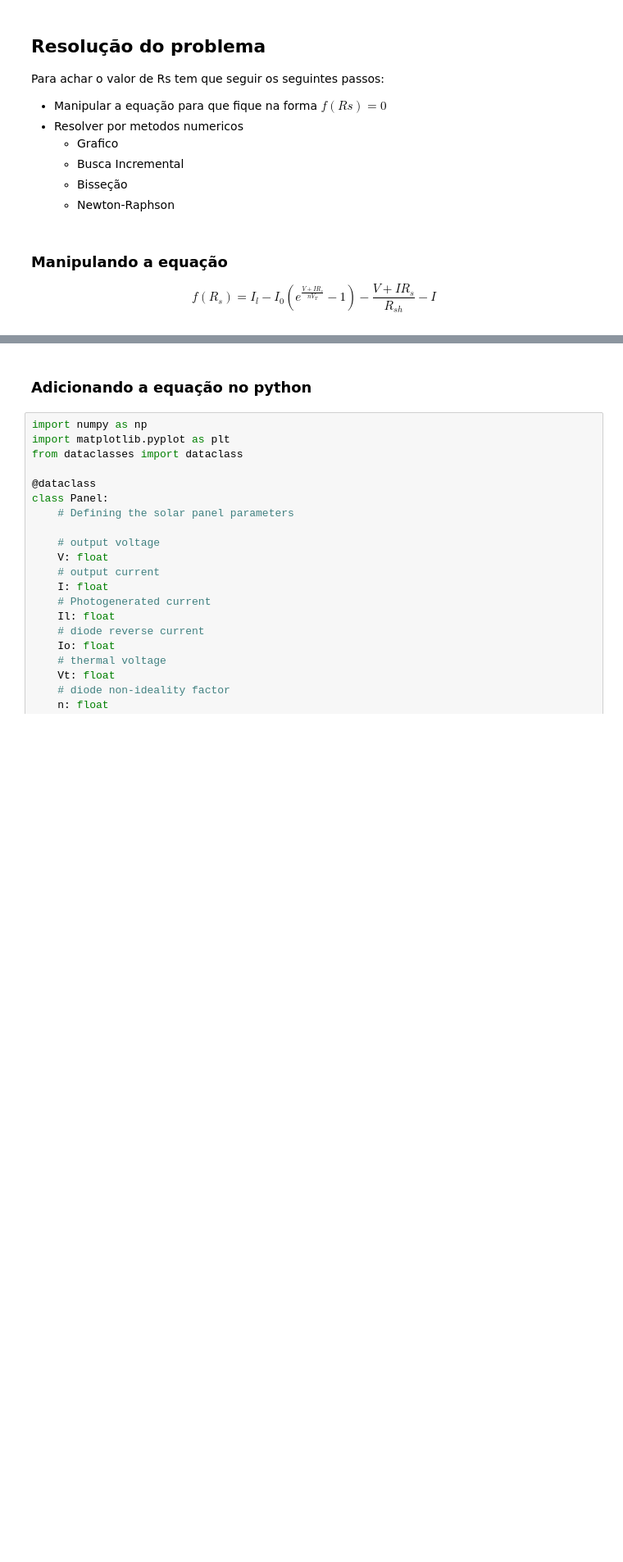
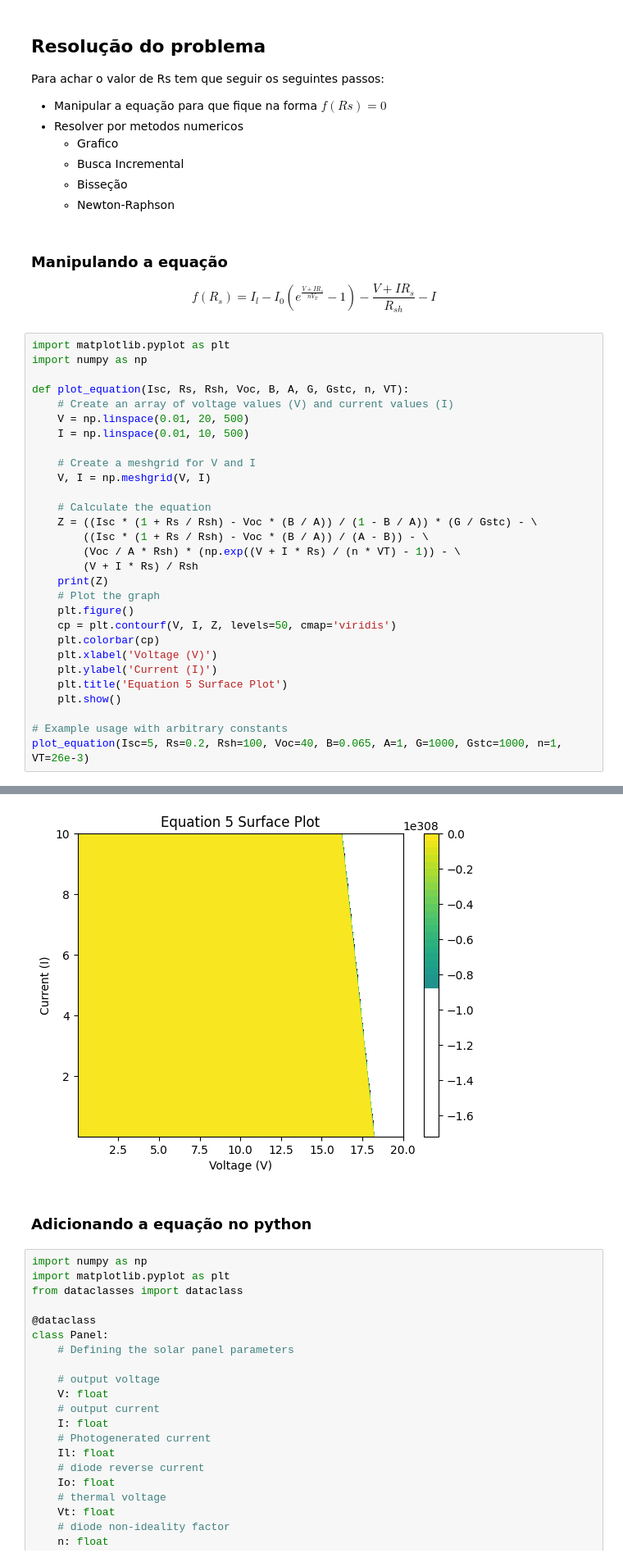
Before and after one commit to AlejoPm03/calculo-numerico, a Jupyter notebook: avaliacao-1-sistemas-e-erros/aula-3.ipynb, the cells around one changed output, grey strips where cells are left out. Shown at 82% size. Cells and saved outputs as stored; diff of their text form; blank space fills up the shorter version.

```diff
--- a/aula-3.ipynb
+++ b/avaliacao-1-sistemas-e-erros/aula-3.ipynb
@@ -56,3 +62,33 @@ Para achar o valor de Rs tem que seguir os seguintes passos:
 $$
 f(R_s) = I_{l} - I_0 \left( e^{\frac{V + IR_s}{nV_T}} - 1 \right) - \frac{V + IR_s}{R_{sh}} - I
 $$
+# %%
+import matplotlib.pyplot as plt
+import numpy as np
+
+def plot_equation(Isc, Rs, Rsh, Voc, B, A, G, Gstc, n, VT):
+	# Create an array of voltage values (V) and current values (I)
+	V = np.linspace(0.01, 20, 500)
+	I = np.linspace(0.01, 10, 500)
+
+	# Create a meshgrid for V and I
+	V, I = np.meshgrid(V, I)
+
+	# Calculate the equation
+	Z = ((Isc * (1 + Rs / Rsh) - Voc * (B / A)) / (1 - B / A)) * (G / Gstc) - \
+		((Isc * (1 + Rs / Rsh) - Voc * (B / A)) / (A - B)) - \
+		(Voc / A * Rsh) * (np.exp((V + I * Rs) / (n * VT) - 1)) - \
+		(V + I * Rs) / Rsh
+	print(Z)
+	# Plot the graph
+	plt.figure()
+	cp = plt.contourf(V, I, Z, levels=50, cmap='viridis')
+	plt.colorbar(cp)
+	plt.xlabel('Voltage (V)')
+	plt.ylabel('Current (I)')
+	plt.title('Equation 5 Surface Plot')
+	plt.show()
+
+# Example usage with arbitrary constants
+plot_equation(Isc=5, Rs=0.2, Rsh=100, Voc=40, B=0.065, A=1, G=1000, Gstc=1000, n=1, VT=26e-3)
+# %% [output]
@@ -59,3 +108,4 @@ $$
+[figure, added]
 # %% [markdown]
 ### Adicionando a equação no python
 # %%
```
Also changed, not shown: parts of 2 cells of this notebook, 5 other files.
